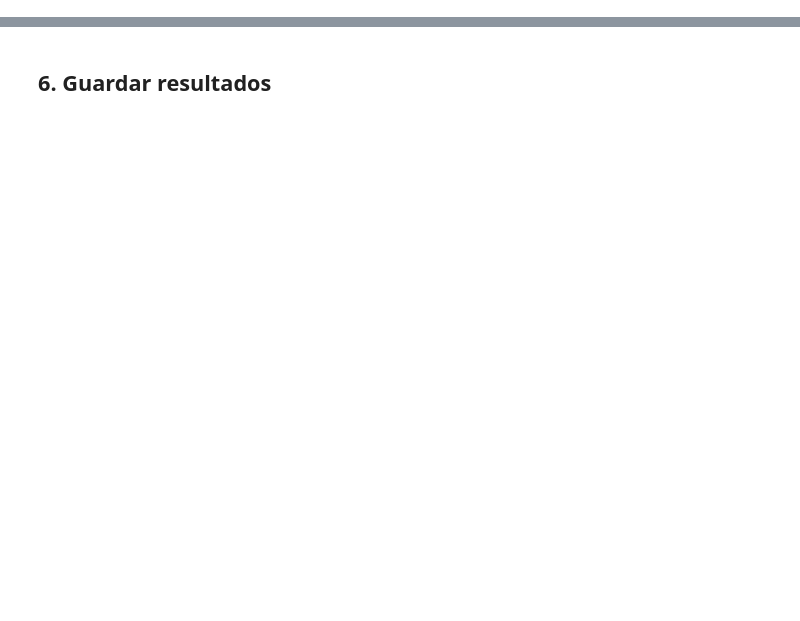
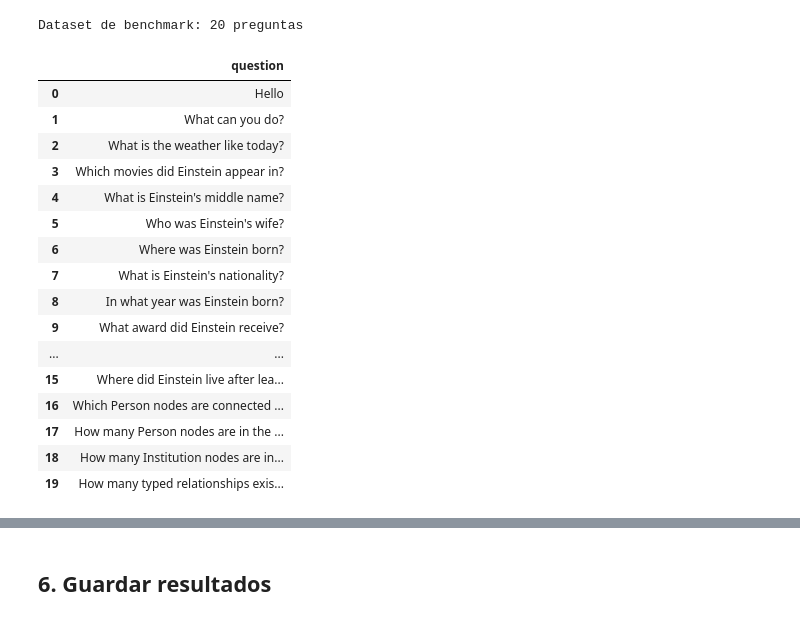
Before and after one commit to pgutierrez858/Graph-RAG, a Jupyter notebook: notebooks/03_evaluation_demo.ipynb, the cells around one changed output, grey strips where cells are left out. Saved outputs shown, nothing was run; the diff lists cells and outputs as text; code cells hidden in the pictures; blank space fills up the shorter version.

```diff
--- a/notebooks/03_evaluation_demo.ipynb
+++ b/notebooks/03_evaluation_demo.ipynb
@@ -128,0 +38,11 @@ print(f"Context Recall: {results_df.loc[worst_idx, 'context_recall']:.3f}")
+# %%
+import sys
+sys.path.append('..')
+
+import pandas as pd
+from graphrag.graph.neo4j_manager import Neo4jManager
+from graphrag.agents import AgenticRAG
+from graphrag.evaluation import RAGEvaluator
+
+pd.set_option('display.max_colwidth', 60)
+pd.set_option('display.float_format', '{:.3f}'.format)
@@ -128,0 +202,52 @@ print(f"Context Recall: {results_df.loc[worst_idx, 'context_recall']:.3f}")
+# %%
+# Dataset de benchmark para Einstein — ground truths obtenidos dinámicamente
+# vía consultas Cypher ejecutadas en tiempo de ejecución.
+# Cubre todas las categorías de clase: saludos, preguntas irrelevantes,
+# datos ausentes, hechos simples, consultas complejas y agregaciones.
+import io
+
+csv_content = """question;cypher
+Hello;RETURN 'Hello! I am a knowledge assistant specialising in physicists and their scientific contributions. You can ask me about people like Albert Einstein, theories they developed, awards they received, institutions they worked at, and locations they lived in.' AS ground_truth
+What can you do?;RETURN 'I can answer questions about physicists: theories they developed, awards they received, institutions they worked at, and locations they lived in.' AS ground_truth
+What is the weather like today?;RETURN 'This question is outside my scope. I only answer questions about physicists and their scientific contributions.' AS ground_truth
+Which movies did Einstein appear in?;RETURN 'This question is outside my scope. I only answer questions about physicists and their scientific contributions.' AS ground_truth
+What is Einstein's middle name?;RETURN 'This information is not in the knowledge base.' AS ground_truth
+Who was Einstein's wife?;RETURN 'This information is not in the knowledge base.' AS ground_truth
+Where was Einstein born?;MATCH (p:Person)-[r:BORN_IN]->(l:Location) WHERE p.name CONTAINS 'Einstein' RETURN l.name + CASE WHEN r.year IS NOT NULL THEN ' (' + toString(r.year) + ')' ELSE '' END AS ground_truth ORDER BY size(l.name) DESC LIMIT 1
+What is Einstein's nationality?;RETURN 'German' AS ground_truth
+In what year was Einstein born?;MATCH (p:Person) WHERE p.name CONTAINS 'Einstein' OPTIONAL MATCH (p)-[r:BORN_IN]->() RETURN coalesce(toString(r.year), toString(r.year), 'This information is not in the knowledge base.') AS ground_truth LIMIT 1
+What award did Einstein receive?;MATCH (p:Person)-[r:RECEIVED_AWARD]->(a:Award) WHERE p.name CONTAINS 'Einstein' RETURN a.name AS ground_truth
+Why did Einstein receive the Nobel Prize?;RETURN 'Einstein received the Nobel Prize for his explanation of the photoelectric effect.' AS ground_truth
+Which institutions did Einstein work at?;MATCH (p:Person)-[r:WORKED_AT]->(i:Institution) WHERE p.name CONTAINS 'Einstein' RETURN i.name + CASE WHEN r.from_year IS NOT NULL THEN ' (' + toString(r.from_year) + '-' + coalesce(toString(r.to_year), '?') + ')' ELSE '' END AS ground_truth ORDER BY r.from_year
+What theories did Einstein develop?;MATCH (p:Person)-[r:DEVELOPED]->(t:ScientificTheory) WHERE p.name CONTAINS 'Einstein' RETURN t.name + CASE WHEN r.year IS NOT NULL THEN ' (' + toString(r.year) + ')' ELSE '' END AS ground_truth ORDER BY r.year
+In what year was the theory of general relativity published?;RETURN '1915' AS ground_truth
+What scientific fields did Einstein contribute to?;MATCH (p:Person)-[:CONTRIBUTED_TO]->(f:ScientificField) WHERE p.name CONTAINS 'Einstein' RETURN f.name AS ground_truth ORDER BY f.name
+Where did Einstein live after leaving Germany?;MATCH (p:Person)-[r:LIVED_IN]->(l:Location) WHERE p.name CONTAINS 'Einstein' RETURN l.name + CASE WHEN r.from_year IS NOT NULL THEN ' (from ' + toString(r.from_year) + ')' ELSE '' END AS ground_truth ORDER BY r.from_year
+Which Person nodes are connected to Princeton?;MATCH (p:Person)-[:LIVED_IN|WORKED_AT]->(n) WHERE toLower(n.name) CONTAINS 'princeton' RETURN DISTINCT p.name AS ground_truth
+How many Person nodes are in the graph?;MATCH (p:Person) RETURN toString(count(p)) + ' person(s)' AS ground_truth
+How many Institution nodes are in the graph?;MATCH (i:Institution) RETURN toString(count(i)) + ' institution(s)' AS ground_truth
+How many typed relationships exist in the graph?;MATCH ()-[r]->() WHERE type(r) IN ['BORN_IN','WORKED_AT','LIVED_IN','DEVELOPED','PUBLISHED','RECEIVED_AWARD','CONTRIBUTED_TO'] RETURN toString(count(r)) + ' relationship(s)' AS ground_truth
+"""
+
+dataset = pd.read_csv(io.StringIO(csv_content), delimiter=";")
+print(f"Dataset de benchmark: {len(dataset)} preguntas")
+dataset[['question']]
+# %% [output]
+Dataset de benchmark: 20 preguntas
+|  | question |
+| 0 | Hello |
+| 1 | What can you do? |
+| 2 | What is the weather like today? |
+| 3 | Which movies did Einstein appear in? |
+| 4 | What is Einstein's middle name? |
+| 5 | Who was Einstein's wife? |
+| 6 | Where was Einstein born? |
+| 7 | What is Einstein's nationality? |
+| 8 | In what year was Einstein born? |
+| 9 | What award did Einstein receive? |
+| ... | ... |
+| 15 | Where did Einstein live after lea... |
+| 16 | Which Person nodes are connected ... |
+| 17 | How many Person nodes are in the ... |
+| 18 | How many Institution nodes are in... |
+| 19 | How many typed relationships exis... |
```
Also changed, not shown: parts of 43 cells of this notebook, 25 other files.
